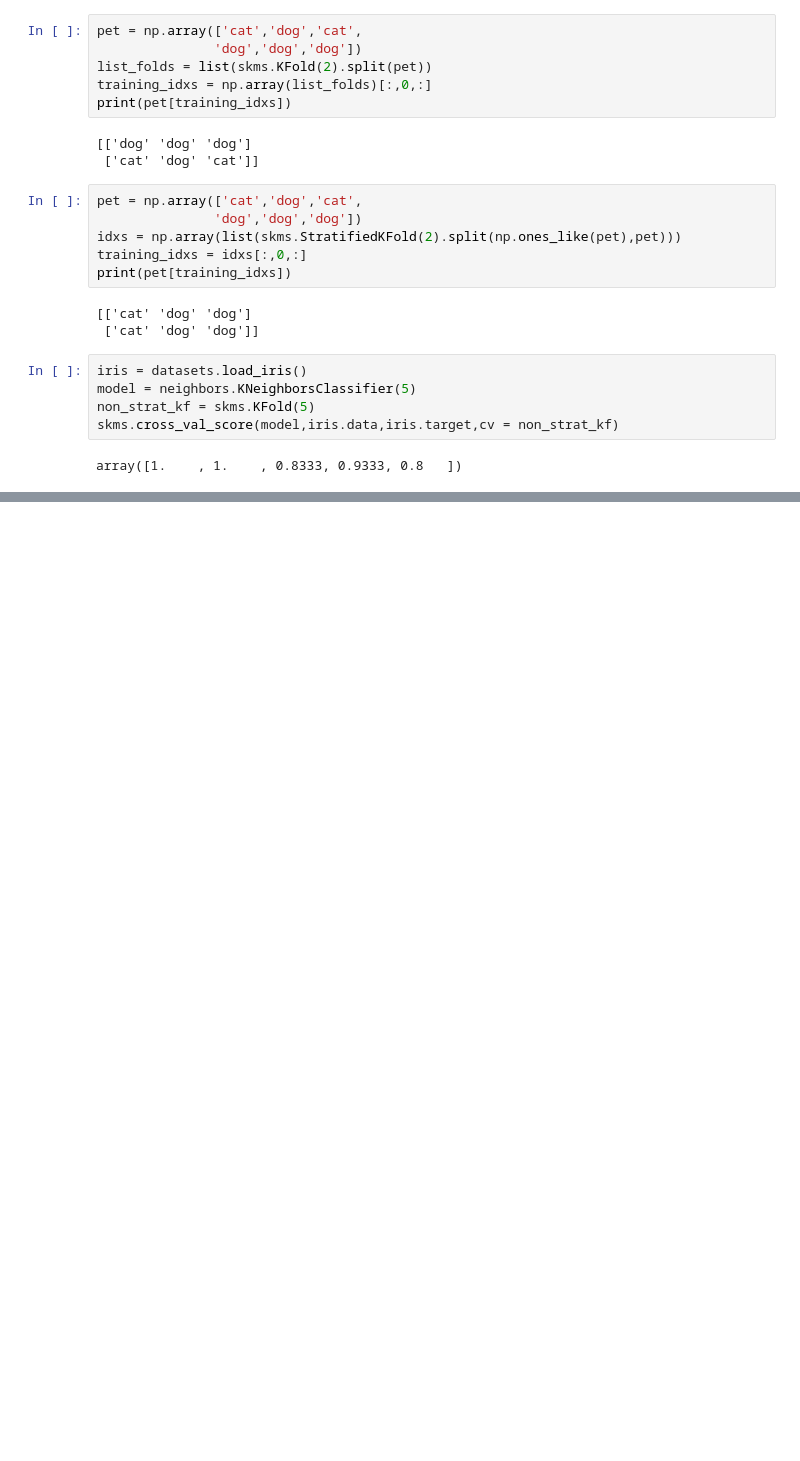
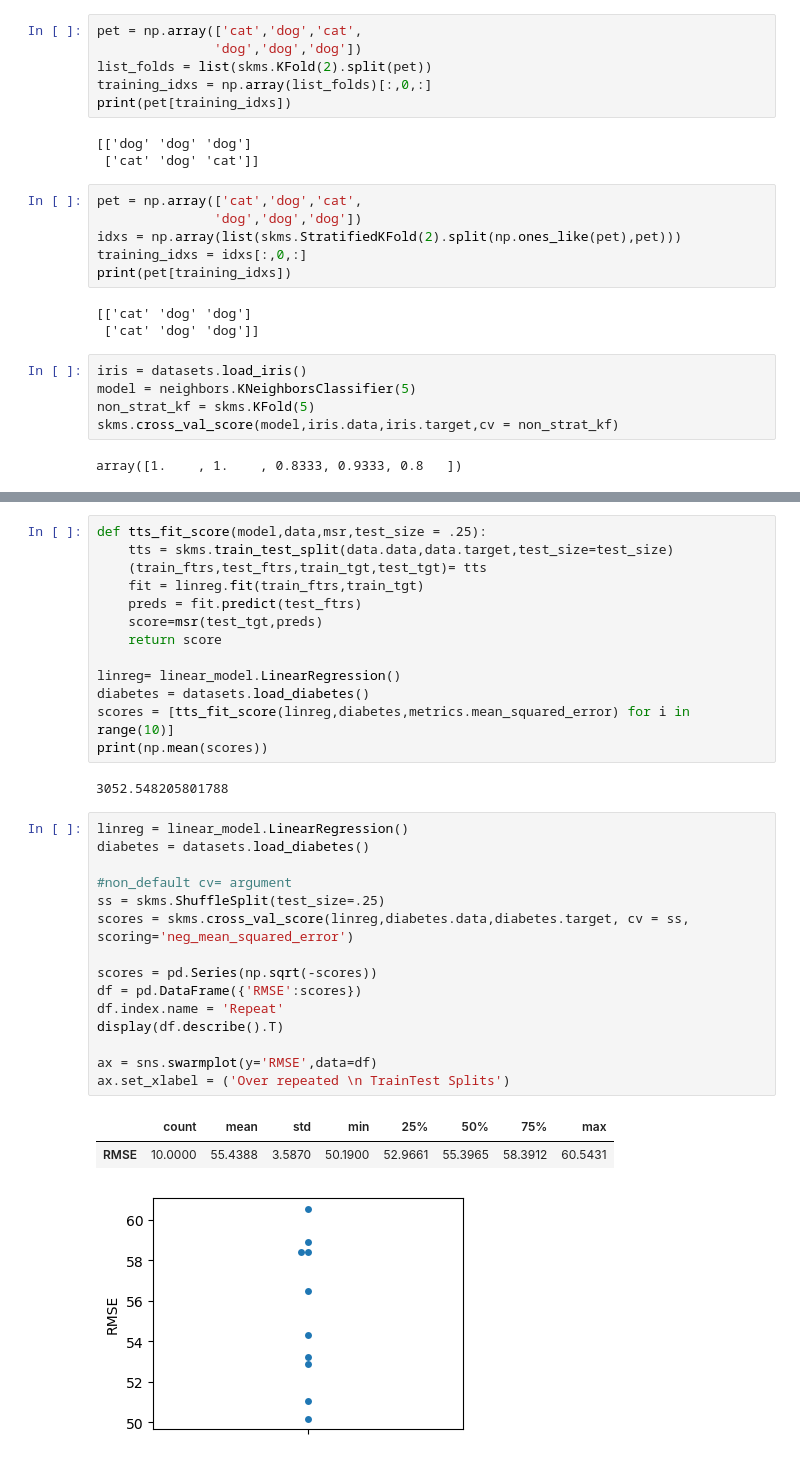
Before and after one commit to ritikb96/MLWPY, a Jupyter notebook: 4.EvaluationAndComparisonOfLearners.ipynb, the cells around one changed output, grey strips where cells are left out. Drawn from its saved outputs; the diff is of its cells as text; blank space fills up the shorter version.

Commit message:
Updated classifier comparison and added performance plot

```diff
--- a/4.EvaluationAndComparisonOfLearners.ipynb
+++ b/4.EvaluationAndComparisonOfLearners.ipynb
@@ -217,0 +221,34 @@ display(df.describe().T)
+# %%
+def tts_fit_score(model,data,msr,test_size = .25):
+    tts = skms.train_test_split(data.data,data.target,test_size=test_size)
+    (train_ftrs,test_ftrs,train_tgt,test_tgt)= tts
+    fit = linreg.fit(train_ftrs,train_tgt)
+    preds = fit.predict(test_ftrs)
+    score=msr(test_tgt,preds)
+    return score
+
+linreg= linear_model.LinearRegression()
+diabetes = datasets.load_diabetes()
+scores = [tts_fit_score(linreg,diabetes,metrics.mean_squared_error) for i in range(10)]
+print(np.mean(scores))
+# %% [output]
+3052.548205801788
+# %%
+linreg = linear_model.LinearRegression()
+diabetes = datasets.load_diabetes()
+
+#non_default cv= argument
+ss = skms.ShuffleSplit(test_size=.25)
+scores = skms.cross_val_score(linreg,diabetes.data,diabetes.target, cv = ss, scoring='neg_mean_squared_error')
+
+scores = pd.Series(np.sqrt(-scores))
+df = pd.DataFrame({'RMSE':scores})
+df.index.name = 'Repeat'
+display(df.describe().T)
+
+ax = sns.swarmplot(y='RMSE',data=df)
+ax.set_xlabel = ('Over repeated \n TrainTest Splits')
+# %% [output]
+|  | count | mean | std | min | 25% | 50% | 75% | max |
+| RMSE | 10.0000 | 55.4388 | 3.5870 | 50.1900 | 52.9661 | 55.3965 | 58.3912 | 60.5431 |
+[figure, added]
```
Also changed, not shown: parts of 16 cells of this notebook.
